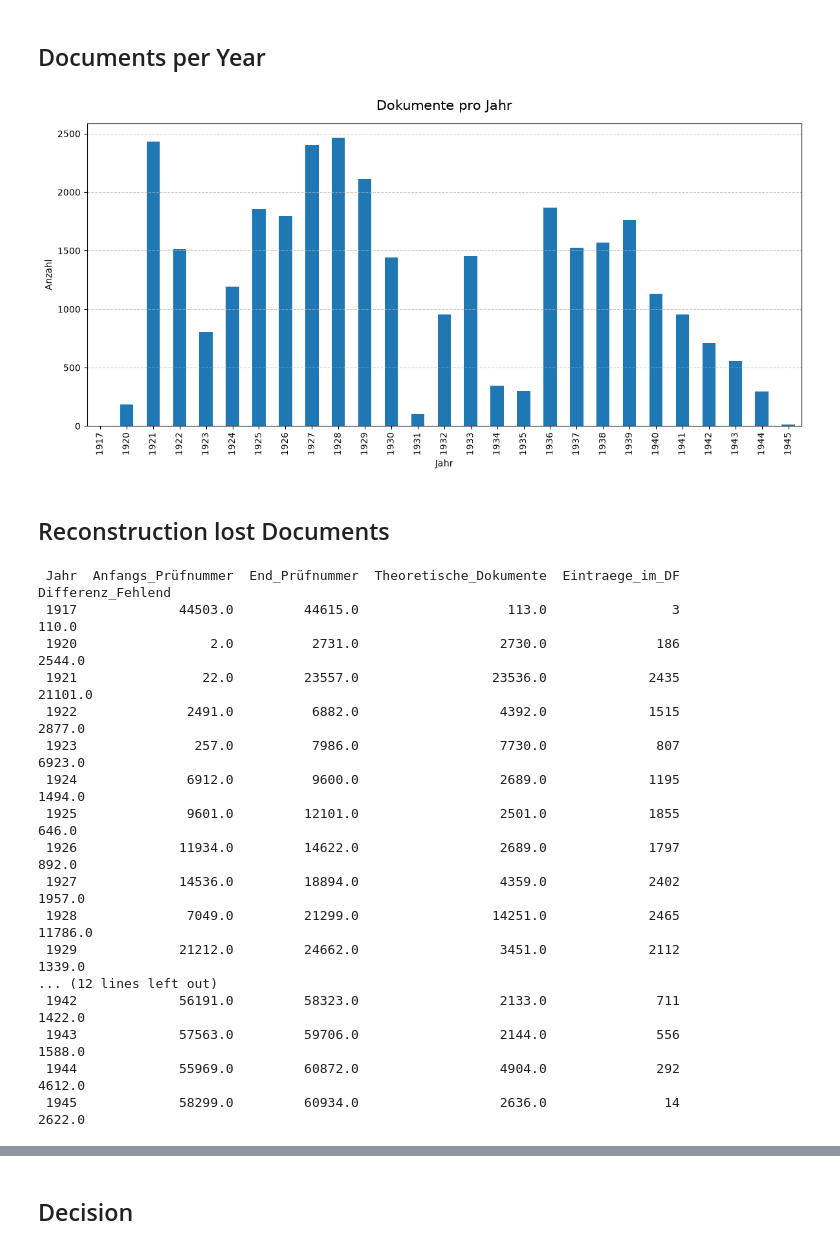
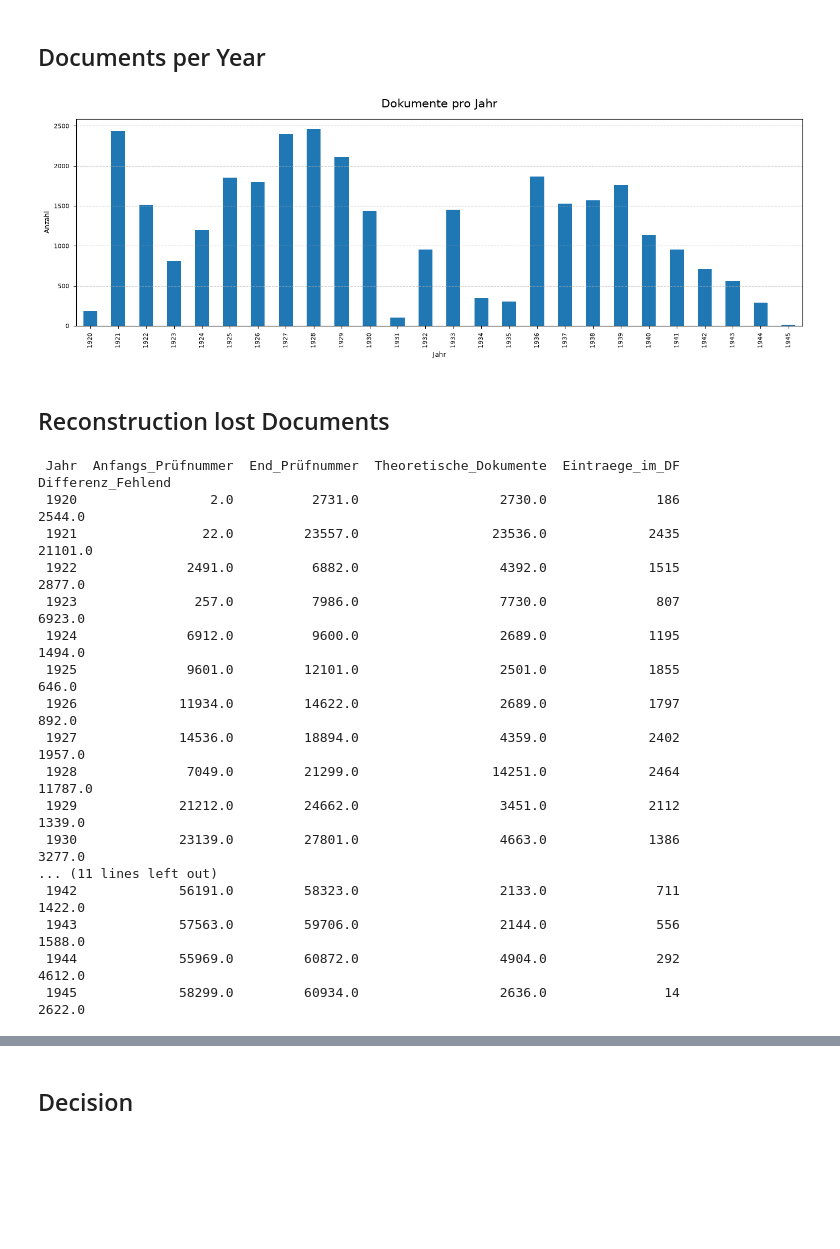
Before and after one commit to codemitdjango/german-film-censorship, a Jupyter notebook: src/analysis/metadata_analysis.ipynb, the cells around one changed output, grey strips where cells are left out. Drawn from its saved outputs; the diff is of its cells as text; code cells hidden in the pictures; blank space fills up the shorter version.

```diff
--- a/src/analysis/metadata_analysis.ipynb
+++ b/src/analysis/metadata_analysis.ipynb
@@ -18,5 +20,5 @@ Duration approx. 4min
 # %%
-BASE_DIR = Path("S:/Zulassungskarten_Data")
+BASE_DIR = Path("S:/Zulassungskarten_Data/R_9346-I_Zulassungskarten")
 
 metadata = []
 
@@ -25,7 +27,7 @@ for json_path in BASE_DIR.rglob("*.json"):
         with open(json_path, "r", encoding="utf-8") as f:
             data = json.load(f)
 
-            data["_source_folder"] = json_path.parent.name
+            # data["_source_folder"] = json_path.parent.name
             data["_file_name"] = json_path.name
 
             metadata.append(data)
@@ -34,4 +36,5 @@ for json_path in BASE_DIR.rglob("*.json"):
         print(f"Fehler beim Lesen von {json_path}: {e}")
 
 df = pd.DataFrame(metadata)
-df
+
+# df
@@ -52,11 +43,15 @@ df
+# %%
+# einheitliche alle einstellungen machen, anstatt bei jedem einzeln
+def save_plts(fig, name):
+    fig.savefig(name, dpi=300)
 # %% [markdown]
 ## Prepare Data
 # %%
 # convert string to datetime
-df['Prüfdatum'] = pd.to_datetime(df['Prüfdatum'], errors='coerce')
+df['Prüfdatum_parsed'] = pd.to_datetime(df['Prüfdatum'], errors='coerce')
 
 # extract year from Datetime and save in extra column
-df['Jahr'] = df['Prüfdatum'].dt.year.astype('Int64')
+df['Jahr'] = df['Prüfdatum_parsed'].dt.year.astype('Int64')
 
 
 # convert Prüfnummer to number
@@ -65,4 +60,4 @@ df['Prüfnummer'] = pd.to_numeric(df['Prüfnummer'], errors='coerce')
 # sort by Prüfnummer
 df = df.sort_values(by='Prüfnummer')
 
-df
+# df
@@ -87,0 +73,4 @@ df[df['Prüfnummer'] == 33959]
+# %%
+df.loc[df["_file_name"] == "R 9346-I_27347.json", "Jahr"] = 1937
+df.loc[df["_file_name"] == "R 9346-I_27363.json", "Jahr"] = 1937
+df.loc[df["_file_name"] == "R 9346-I_27293.json", "Jahr"] = 1937
@@ -156,23 +166,24 @@ gefiltertes_df
 # %%
 # data
 counts_per_year = df['Jahr'].value_counts().sort_index()
 
 # initialize Plot
-fig, ax = plt.subplots(figsize=(12, 6))
+fig, ax = plt.subplots(figsize=(14, 5))
 counts_per_year.plot(kind='bar', ax=ax) #edgecolor='black'
 
 # Layout/Title
 ax.set_title('Dokumente pro Jahr', fontsize=15, pad=15)
 ax.set_xlabel('Jahr')
 ax.set_ylabel('Anzahl')
 
 ax.grid(axis='y', linestyle='--', alpha=0.7)
 
 fig.tight_layout()
 plt.style.use('seaborn-v0_8-paper')
+save_plts(plt, "plots/metadata/documents_by_year.png")
 plt.show()
 # %% [output]
-[figure, old version]
+[figure, new version]
 # %% [markdown]
 ## Reconstruction lost Documents
 # %%
@@ -190,7 +201,6 @@ summary = summary[['Jahr', 'Anfangs_Prüfnummer', 'End_Prüfnummer', 'Theoretisc
 print(summary.to_string(index=False))
 # %% [output]
  Jahr  Anfangs_Prüfnummer  End_Prüfnummer  Theoretische_Dokumente  Eintraege_im_DF  Differenz_Fehlend
- 1917             44503.0         44615.0                   113.0                3              110.0
  1920                 2.0          2731.0                  2730.0              186             2544.0
  1921                22.0         23557.0                 23536.0             2435            21101.0
  1922              2491.0          6882.0                  4392.0             1515             2877.0
@@ -199,9 +209,10 @@ print(summary.to_string(index=False))
  1925              9601.0         12101.0                  2501.0             1855              646.0
  1926             11934.0         14622.0                  2689.0             1797              892.0
  1927             14536.0         18894.0                  4359.0             2402             1957.0
- 1928              7049.0         21299.0                 14251.0             2465            11786.0
+ 1928              7049.0         21299.0                 14251.0             2464            11787.0
  1929             21212.0         24662.0                  3451.0             2112             1339.0
-... (12 lines left out)
+ 1930             23139.0         27801.0                  4663.0             1386             3277.0
+... (11 lines left out)
  1942             56191.0         58323.0                  2133.0              711             1422.0
  1943             57563.0         59706.0                  2144.0              556             1588.0
  1944             55969.0         60872.0                  4904.0              292             4612.0
```
Also changed, not shown: parts of 23 cells of this notebook, 7 other files.
